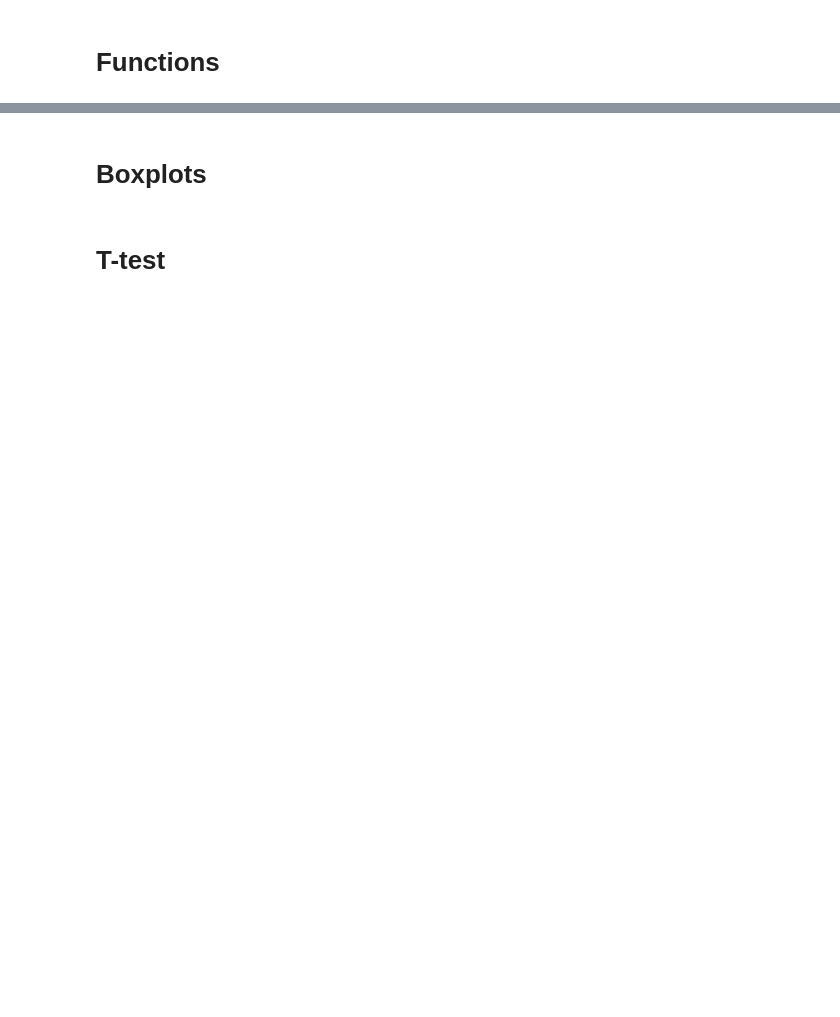
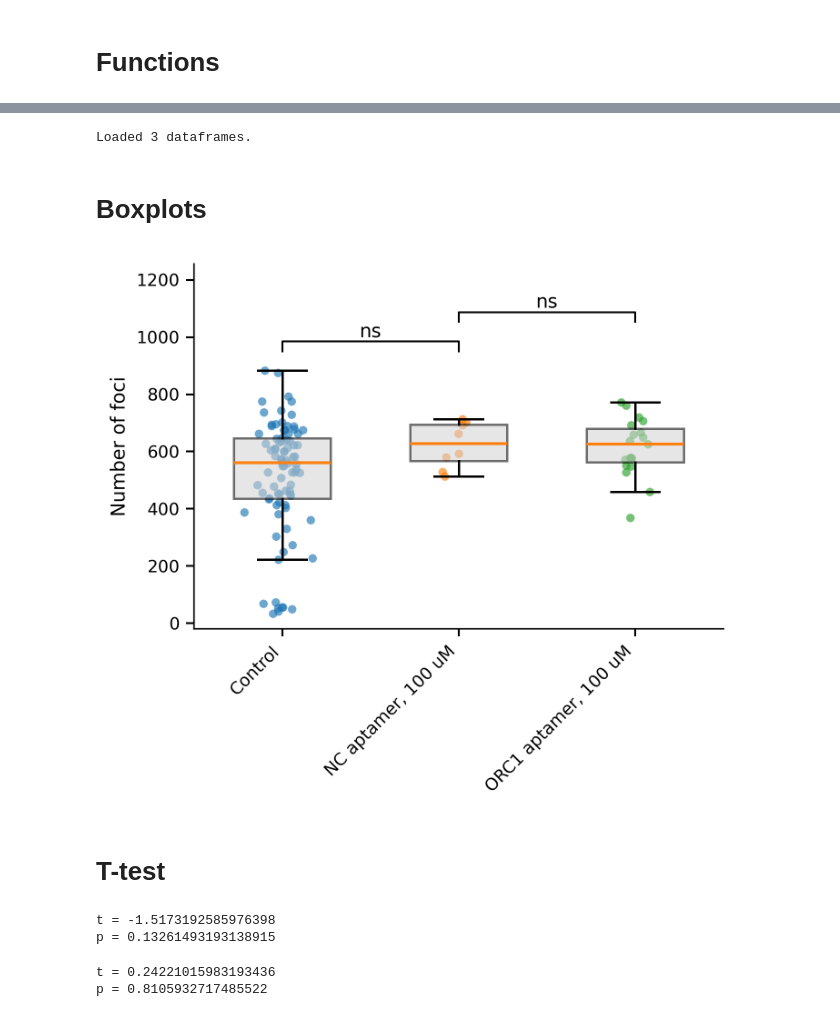
Before and after one commit to Lopatushka/LLPS, a Jupyter notebook: Foci/draft.ipynb, the cells around one changed output, grey strips where cells are left out. Cells and saved outputs as stored; diff of their text form; code cells hidden in the pictures; blank space fills up the shorter version.

Commit message:
draft costum graphs

```diff
--- a/Foci/draft.ipynb
+++ b/Foci/draft.ipynb
@@ -299,2 +193,15 @@ print(f"Loaded {len(dfs)} dataframes.")
+# %%
+dfs = []
+for item in data:
+        p = item["path"]
+        df = pd.read_csv(p)
+        dfs.append(df)
+
+N_files = len(dfs)
+print(f"Loaded {N_files} dataframes.")
+# %% [output]
+Loaded 3 dataframes.
+# %%
+selected = [df['n_foci'] for df in dfs]
 # %% [markdown]
 # Boxplots
@@ -321,2 +208,28 @@ for arg in args:
+# %%
+stat_pairs = [
+    (1, 2, 0.13261493193138915),
+    (2, 3, 0.8105932717485522),
+]
+
+output_dir = "/mnt/c/users/elopatukhin/Desktop/all_WT"
+
+image = beautiful_boxplot(
+    df_list = selected,
+    labels = ["Control", "NC aptamer, 100 uM", "ORC1 aptamer, 100 uM"],
+    ylabel="Number of foci",
+    xlabel=None,
+    title=None,
+    log_scale=False,
+    colors=None,         # list of colors per box (optional)
+    dot_size=20,
+    jitter=0.06,
+    figsize=(4.8, 4.2),
+    dpi=300,
+    show=True,
+    stat_pairs=stat_pairs,
+    save_path = output_dir + "/plot.png"
+);
+# %% [output]
+[figure, added]
 # %% [markdown]
 # T-test
@@ -330,0 +236,16 @@ stats_df
+# %%
+t_stat, p_value = ttest_ind(selected[0], selected[1])
+
+print("t =", t_stat)
+print("p =", p_value)
+# %% [output]
+t = -1.5173192585976398
+p = 0.13261493193138915
+# %%
+t_stat, p_value = ttest_ind(selected[1], selected[2])
+
+print("t =", t_stat)
+print("p =", p_value)
+# %% [output]
+t = 0.24221015983193436
+p = 0.8105932717485522
```
Also changed, not shown: parts of 14 cells of this notebook.
